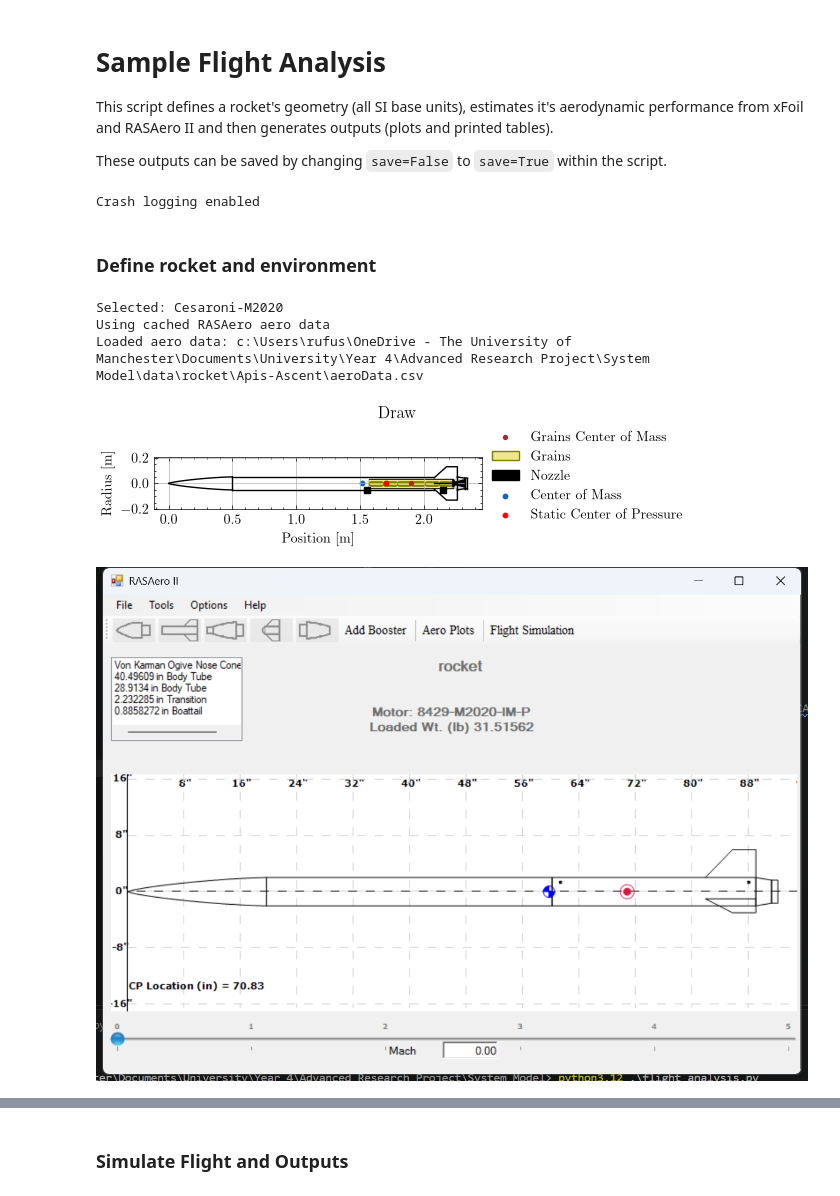
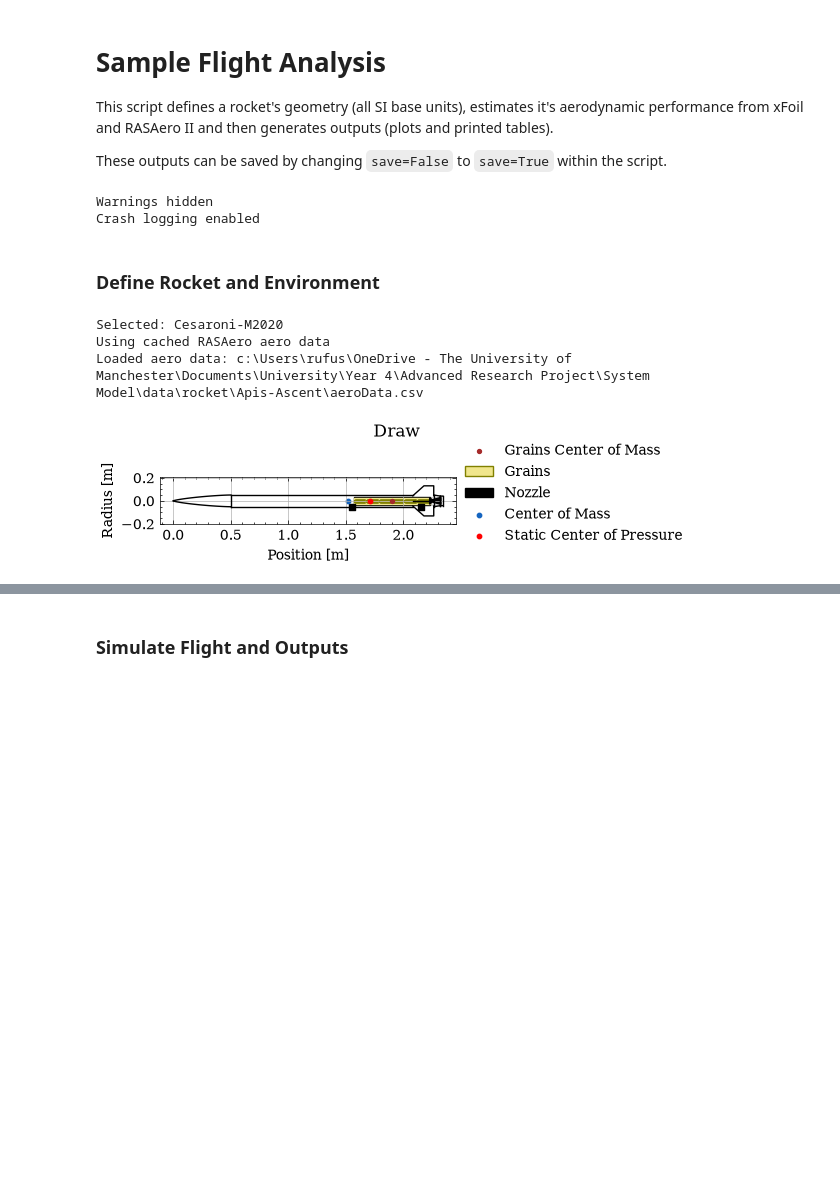
Before and after one commit to rufusclark/Aerospace-Toolbox, a Jupyter notebook: Flight Analysis.ipynb, the cells around one changed output, grey strips where cells are left out. Cells and saved outputs as stored; diff of their text form; code cells hidden in the pictures; blank space fills up the shorter version.

````diff
--- a/Flight Analysis.ipynb
+++ b/Flight Analysis.ipynb
@@ -5,12 +5,7 @@ This script defines a rocket's geometry (all SI base units), estimates it's aero
 
 These outputs can be saved by changing ```save=False``` to ```save=True``` within the script.
 # %%
-import faulthandler
-
-_fault_log = open("kernel-fault.log", "a", buffering=1)
-faulthandler.enable(file=_fault_log, all_threads=True)
-
-print("Crash logging enabled")
+from model.util.jupyter import *
 
 # Install requirements (python modules) and import
 try:
@@ -19,18 +14,13 @@ except ImportError:
     get_ipython().run_line_magic("pip", "install -r ./requirements.txt") # type: ignore
     from model.rocket import *
 
-# hide warnings
-import numpy as np
-np.seterr("ignore")
-import warnings
-warnings.simplefilter("ignore")
-
-from IPython.core.display import Image, display
-from model.util.output.info import Table
+hide_warnings()
+enable_crash_logging()
 # %% [output]
+Warnings hidden
 Crash logging enabled
 # %% [markdown]
-### Define rocket and environment
+### Define Rocket and Environment
 # %%
 rocket = RocketGenerator(
     name="Apis-Ascent",
@@ -38,7 +28,7 @@ rocket = RocketGenerator(
     mass_without_motor=7261 / 1000,
     inertia_without_motor=(0.014508, 0.014508, 3.009982),
     center_of_mass_without_motor=1136 / 1000,
-    aero="estimate"
+    aero="estimate",
 )
 
 rocket.add_rail_buttons(
@@ -101,40 +91,55 @@ rocket.add_motor(
     position=2325 / 1000
 )
 
+rocket.add_thrust_eccentricity(
+    distance=0,
+    direction=0
+)
+
+rocket.add_aerodynamic_eccentricity(
+    distance=0,
+    direction=0
+)
+
 env = EnvironmentGenerator(
-    latitude=0,
-    longitude=0,
+    latitude=55.7267571620931,
+    longitude=-4.810976384052003,
     elevation=0
 )
 env.set_atmospheric_model(
     wind_speed=5,
-    wind_bearing=0
+    wind_bearing=68
 )
 
 launcher = LauncherGenerator(
     length=6,
     heading=0,
     inclination=90
+)
+
+options = SimulationOptionsGenerator(
+    ballistic=0.01,
+    all_chutes_at_apogee=0.01
 )
 
 rasaero_config = RASAeroConfig(
     surface="Smooth (Zero Roughness)",
     turbulence_only_flight=False,
     use_modified_barrowman=True
 )
 
 flight = FlightGenerator(
     rocket=rocket,
     env=env,
     launcher=launcher,
+    options=options,
     rasaero_config=rasaero_config
 )
 
 flight.ideal().rocket.plots.draw(show=True, save=False)
-display(Image(filename=f"data/rocket/{flight.name}/rocket.png"))
+embed_img(f"data/rocket/{flight.name}/rocket.png")
 # %% [output]
 Selected: Cesaroni-M2020
 Using cached RASAero aero data
 Loaded aero data: c:\Users\rufus\OneDrive - The University of Manchester\Documents\University\Year 4\Advanced Research Project\System Model\data\rocket\Apis-Ascent\aeroData.csv
-[figure, old version]
+[figure, new version]
-[figure, removed]
````
Also changed, not shown: parts of 5 cells of this notebook, 21 other files.
